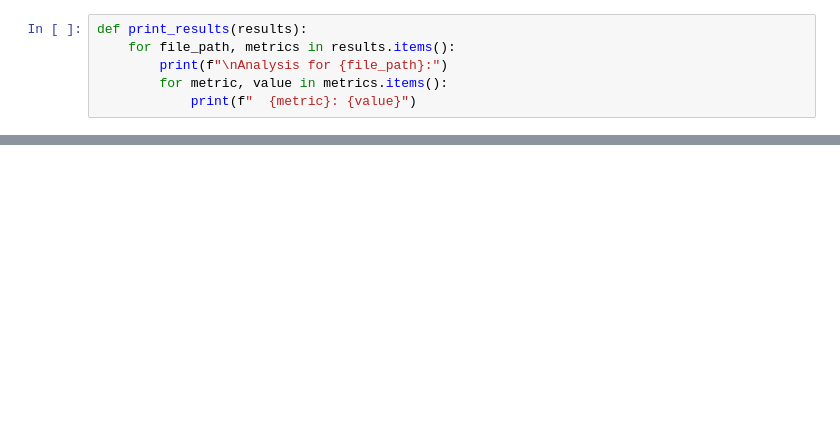
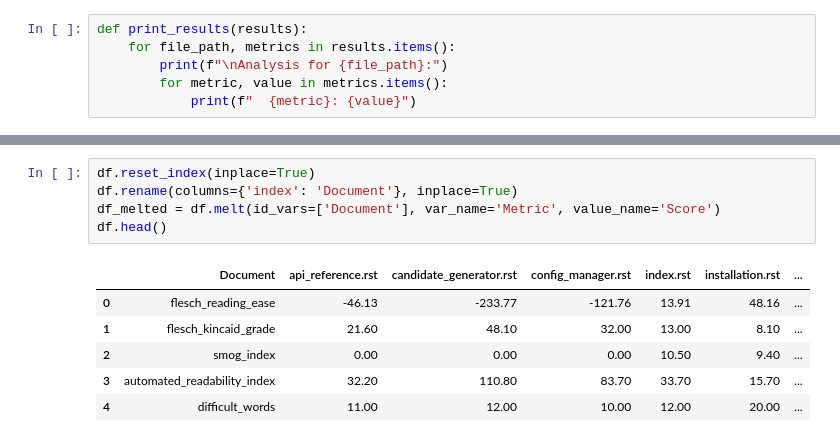
Before and after one commit to gschandan/PySynthLab, a Jupyter notebook: src/evaluation/analyse_documentation.ipynb, the cells around one changed output, grey strips where cells are left out. Saved outputs shown, nothing was run; the diff lists cells and outputs as text; blank space fills up the shorter version.

```diff
--- a/src/evaluation/analyse_documentation.ipynb
+++ b/src/evaluation/analyse_documentation.ipynb
@@ -82,0 +94,12 @@ Average scores across all documents:
+# %%
+df.reset_index(inplace=True)
+df.rename(columns={'index': 'Document'}, inplace=True)
+df_melted = df.melt(id_vars=['Document'], var_name='Metric', value_name='Score')
+df.head()
+# %% [output]
+|  | Document | api_reference.rst | candidate_generator.rst | config_manager.rst | index.rst | installation.rst | ... |
+| 0 | flesch_reading_ease | -46.13 | -233.77 | -121.76 | 13.91 | 48.16 | ... |
+| 1 | flesch_kincaid_grade | 21.60 | 48.10 | 32.00 | 13.00 | 8.10 | ... |
+| 2 | smog_index | 0.00 | 0.00 | 0.00 | 10.50 | 9.40 | ... |
+| 3 | automated_readability_index | 32.20 | 110.80 | 83.70 | 33.70 | 15.70 | ... |
+| 4 | difficult_words | 11.00 | 12.00 | 10.00 | 12.00 | 20.00 | ... |
```
Also changed, not shown: parts of 8 cells of this notebook, 4 other files.
